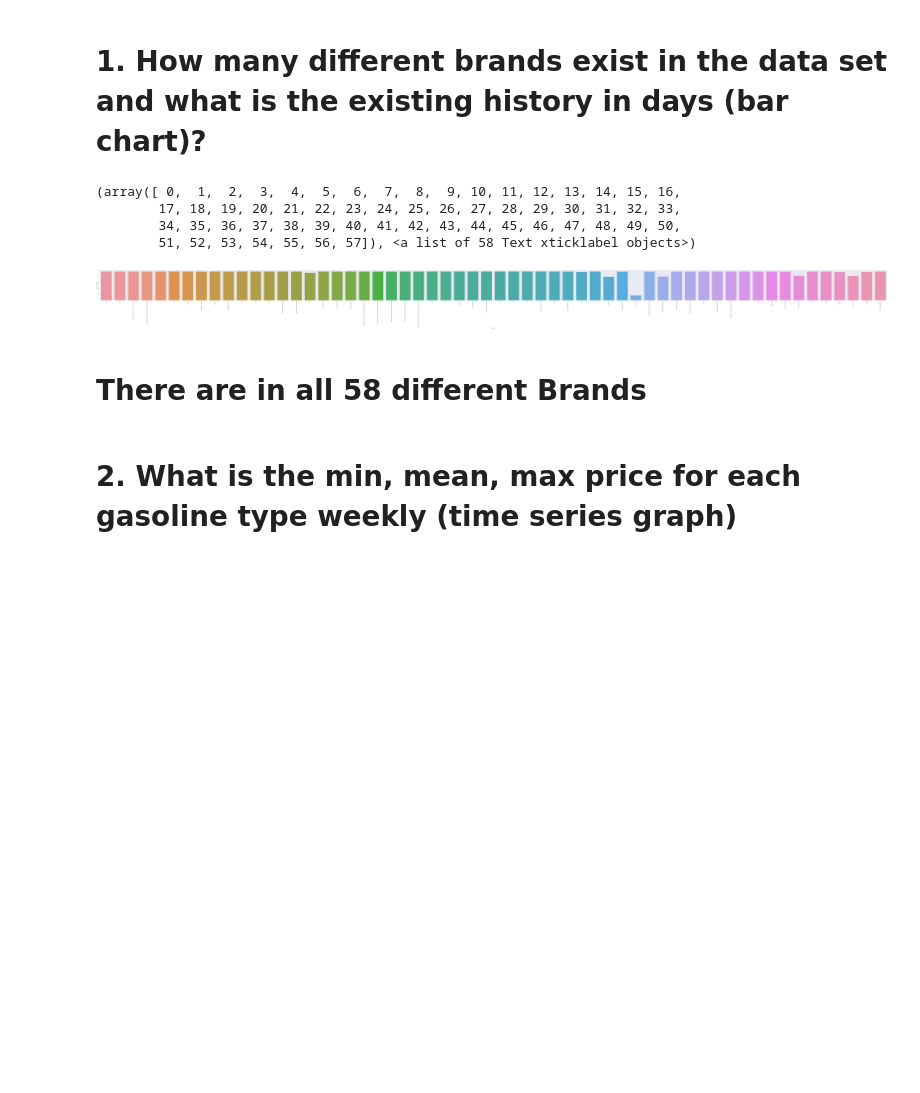
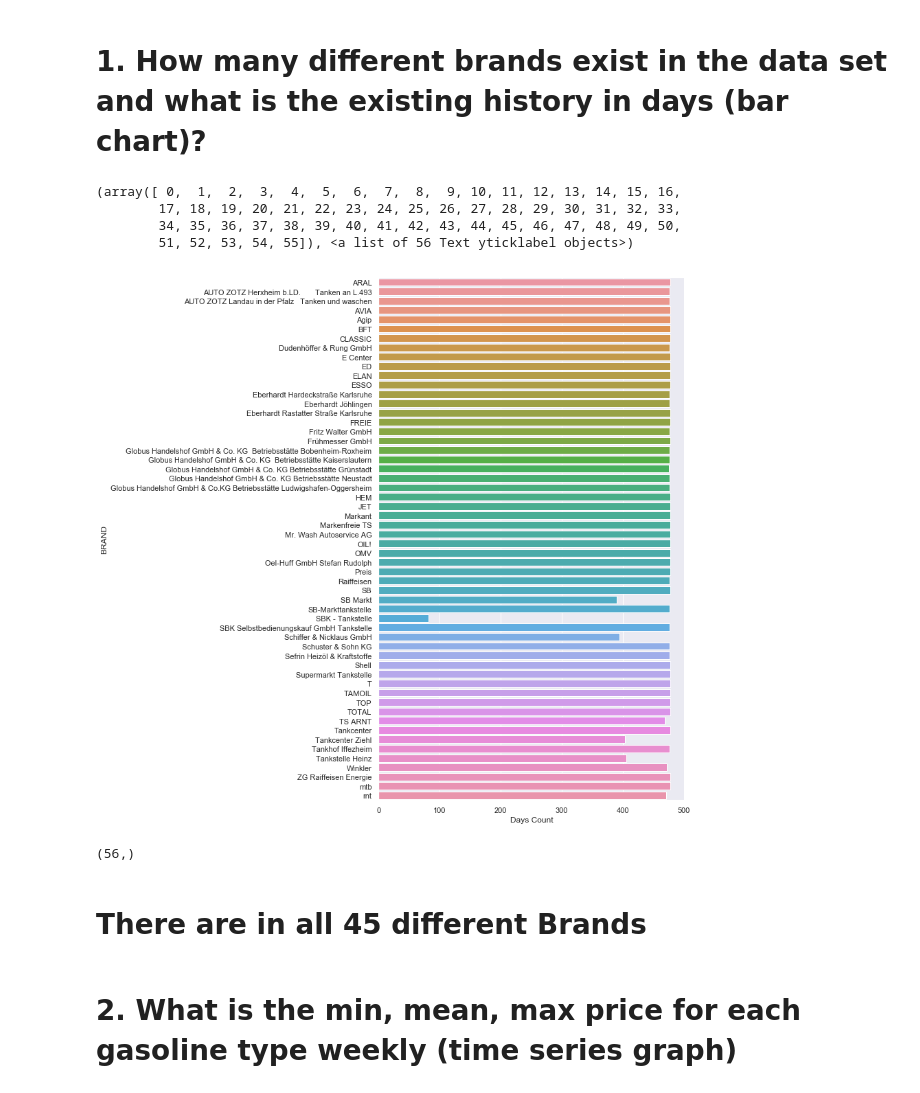
Before and after one commit to ds2019tukl/DS-2019-rohit-mohite, a Jupyter notebook: Exercise_1.ipynb, the cells around one changed output. Cells and saved outputs as stored; diff of their text form; code cells hidden in the pictures; blank space fills up the shorter version.

```diff
--- a/Exercise_1.ipynb
+++ b/Exercise_1.ipynb
@@ -375,0 +224,10 @@ df_brands1.head()
+# %%
+# getting min and max date for BRAND
+brand_min_date=df_merge.groupby('BRAND')['DATE_CHANGED'].min().reset_index()
+brand_max_date=df_merge.groupby('BRAND')['DATE_CHANGED'].max().reset_index()
+# %%
+# calculating difference between min and max date for each BRAND
+min_date=brand_min_date['DATE_CHANGED']
+max_date=brand_max_date['DATE_CHANGED']
+no_days=max_date-min_date
+days=no_days.apply(lambda x: x.days)
@@ -375,0 +247,2 @@ df_brands1.head()
+# %%
+brand_min_date.DATE_CHANGED=days
@@ -375,0 +258,2 @@ df_brands1.head()
+# %%
+brand_min_date.rename(columns={'DATE_CHANGED':'Days Count'}, inplace=True)
@@ -376,14 +280,18 @@ df_brands1.head()
 # %% [markdown]
 # 1. How many different brands exist in the data set and what is the existing history in days (bar chart)?
 # %%
-sns.set(rc={'figure.figsize':(201,8)})
-q1=sns.barplot(x="BRAND",y="DATE_CHANGED",data=brand_start_date)
-plt.xticks(rotation=90)
+sns.set(rc={'figure.figsize':(8,14)})
+q1=sns.barplot(x="Days Count",y="BRAND",data=brand_min_date)
+plt.yticks(rotation=360)
 # %% [output]
 (array([ 0,  1,  2,  3,  4,  5,  6,  7,  8,  9, 10, 11, 12, 13, 14, 15, 16,
         17, 18, 19, 20, 21, 22, 23, 24, 25, 26, 27, 28, 29, 30, 31, 32, 33,
         34, 35, 36, 37, 38, 39, 40, 41, 42, 43, 44, 45, 46, 47, 48, 49, 50,
-        51, 52, 53, 54, 55, 56, 57]), <a list of 58 Text xticklabel objects>)
+        51, 52, 53, 54, 55]), <a list of 56 Text yticklabel objects>)
-[figure, old version]
+[figure, new version]
+# %%
+brand_min_date.BRAND.unique().shape
+# %% [output]
+(56,)
 # %% [markdown]
-# There are in all 58 different Brands
+# There are in all 45 different Brands
```
Also changed, not shown: parts of 191 cells of this notebook.
